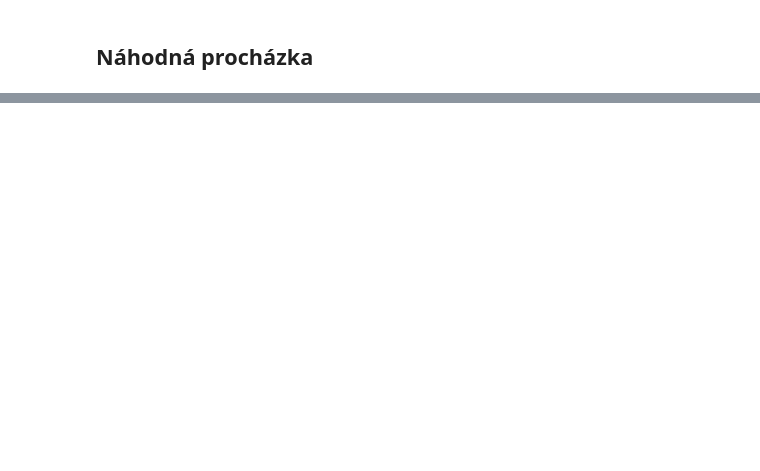
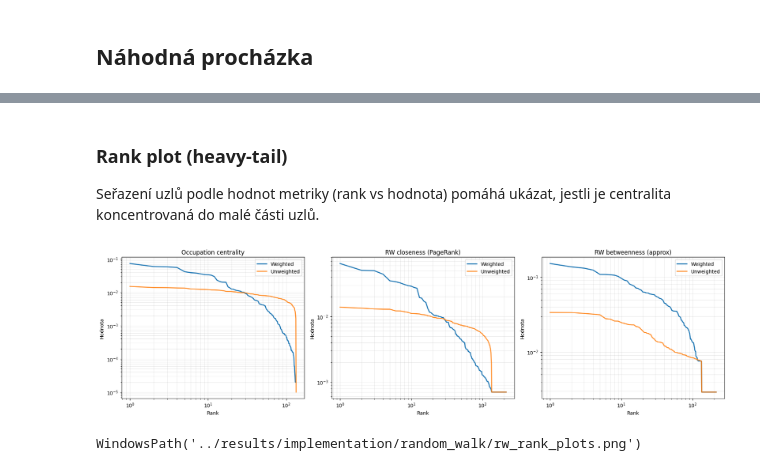
Before and after one commit to SLI0124/metody-analyzy-siti-ii, a Jupyter notebook: projects/implementation.ipynb, the cells around one changed output, grey strips where cells are left out. Saved outputs shown, nothing was run; the diff lists cells and outputs as text; code cells hidden in the pictures; blank space fills up the shorter version.

```diff
--- a/projects/implementation.ipynb
+++ b/projects/implementation.ipynb
@@ -2319,0 +2359,31 @@ plt.show()
+# %% [markdown]
+### Rank plot (heavy-tail)
+Seřazení uzlů podle hodnot metriky (rank vs hodnota) pomáhá ukázat, jestli je centralita koncentrovaná do malé části uzlů.
+# %%
+fig, axes = plt.subplots(1, 3, figsize=(18, 5))
+for ax, (title, col_uw, col_w) in zip(axes, metrics):
+    w = df_rw[col_w].astype(float).replace([np.inf, -np.inf], np.nan).dropna().values
+    uw = df_rw[col_uw].astype(float).replace([np.inf, -np.inf], np.nan).dropna().values
+    w = np.sort(w)[::-1] # type: ignore
+    uw = np.sort(uw)[::-1] # type: ignore
+
+    # pro log škály vyhoď nuly
+    w = w[w > 0]
+    uw = uw[uw > 0]
+
+    ax.loglog(np.arange(1, len(w) + 1), w, label="Weighted", lw=2)
+    ax.loglog(np.arange(1, len(uw) + 1), uw, label="Unweighted", lw=2, alpha=0.85)
+    ax.set_title(title)
+    ax.set_xlabel("Rank")
+    ax.set_ylabel("Hodnota")
+    ax.grid(alpha=0.25, which="both")
+    ax.legend()
+
+plt.tight_layout()
+out = rw_dir / "rw_rank_plots.png"
+plt.savefig(out, dpi=300, bbox_inches="tight")
+plt.show()
+out
+# %% [output]
+[figure, added]
+WindowsPath('../results/implementation/random_walk/rw_rank_plots.png')
```
Also changed, not shown: parts of 9 cells of this notebook.
